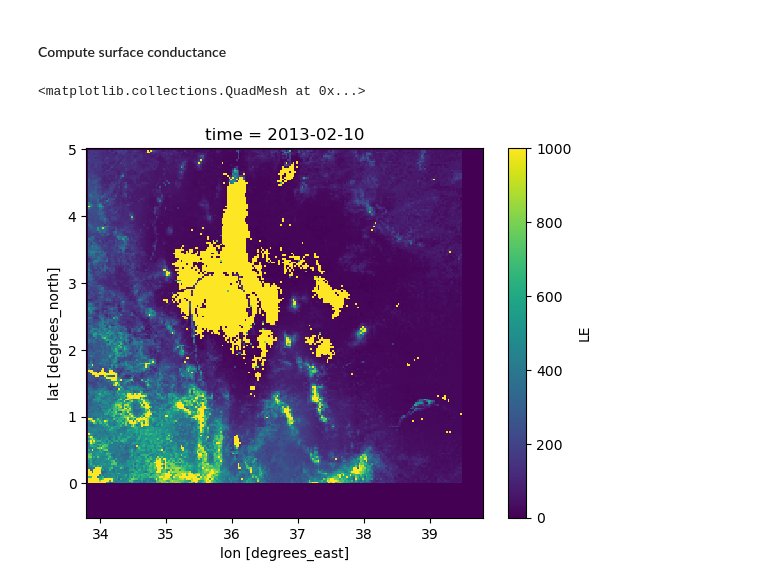
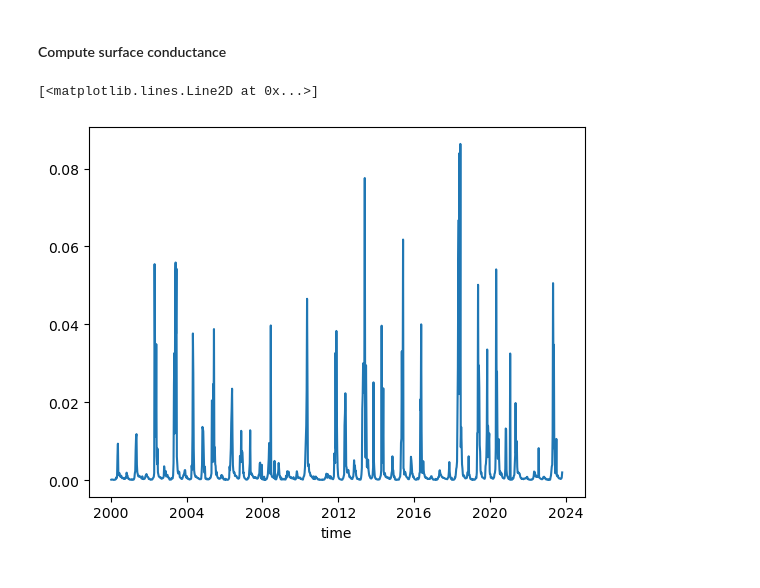
Before and after one commit to klekarkar/carbon_assimilation, a Jupyter notebook: surface_conductance.ipynb, the cells around one changed output. Saved outputs shown, nothing was run; the diff lists cells and outputs as text; code cells hidden in the pictures.

Commit message:
finished surface conductance analysis

```diff
--- a/surface_conductance.ipynb
+++ b/surface_conductance.ipynb
@@ -90,5 +70,28 @@ rs = ds['k1'] * (ds['k2'] + ds['k3'] * ds['k4'] - common_grid['delta']['air_temp
-# %%
-common_grid['modis_LE']['LE'][0].plot()
-# %% [output]
-<matplotlib.collections.QuadMesh at 0x...>
-[figure, removed]
+# %%
+#Group the variables to match MODIS LE frequency
+#Rn, Tmean, wind, delta, gamma, LE
+
+grouped_data = {}
+keys_list = list(common_grid.keys())[:-2]  # Get all keys except the last two
+for key in keys_list:
+        grouped_data[key] = extract_grouped_data(common_grid["modis_LE"], common_grid[key], agg_func="mean")
+# %%
+gamma = common_grid['gamma']['psychrometric_constant']
+delta = grouped_data['delta']['air_temperature']
+
+ra_term = 208 / (grouped_data["mswx_wind"]['wind_speed'] * common_grid['gamma']['psychrometric_constant'])  #aerodynamic resistance term
+rad_term = grouped_data["delta"]['air_temperature'] * grouped_data["Rn"]['Rn']  #radiation term
+water_demand_part= common_grid['gamma']['psychrometric_constant'] * grouped_data['mswx_wind']['wind_speed']  * grouped_data["vpd"]['VPD'] * 900 / (grouped_data["mswx_tmean"]['air_temperature'] + 273)  #water demand term
+# %%
+#Convert LE to from J/2/day to MJ/m2/day
+LE= (common_grid['modis_LE'].where(common_grid['modis_LE']<3000)) * 10000 * 1e-6 #10000 is scaling factor, 1e-6 is conversion factor from J to MJ
+LE_moified = LE.where(LE>0)
+# %%
+rs = ra_term *((rad_term + water_demand_part)/LE_moified['LE'] - gamma - delta)
+rs = rs.where(rs>0)
+# %%
+surface_conductance = 1/rs
+surface_conductance.sel(lat = slice(2.2,4.6),lon = slice(36.5,39.6)).mean(dim = ['lat','lon']).plot()
+# %% [output]
+[<matplotlib.lines.Line2D at 0x...>]
+[figure, added]
```
Also changed, not shown: parts of 6 cells of this notebook, 1 other file.
